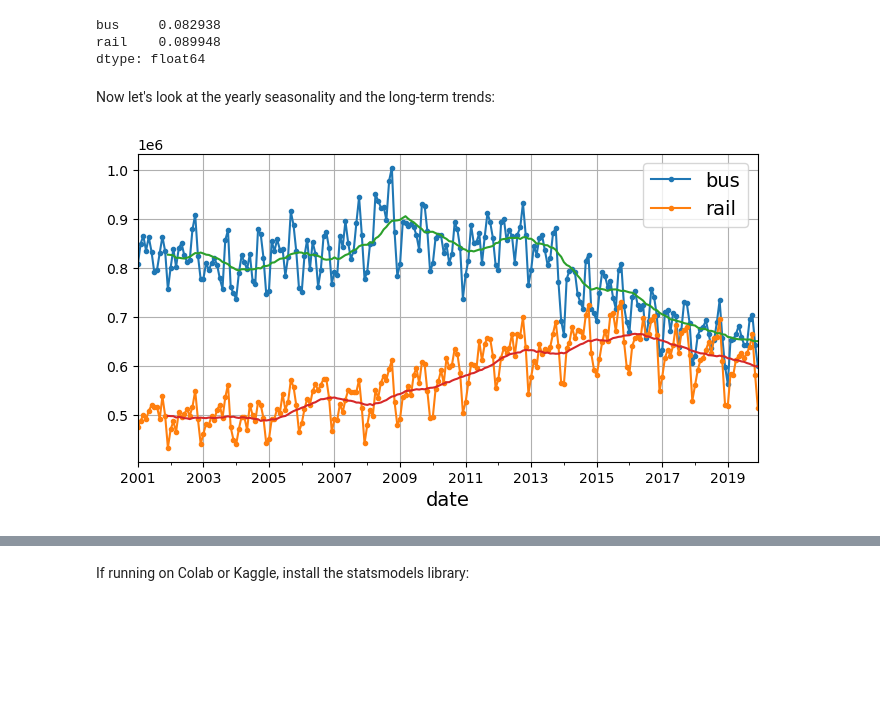
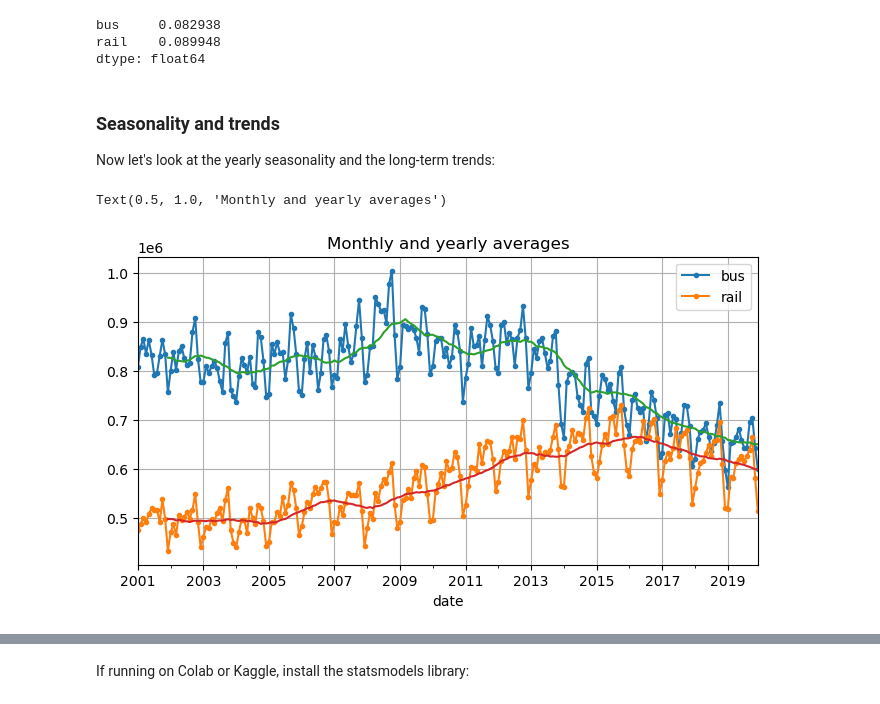
Before and after one commit to rsnemmen/chicago-transit-forecasting, a Jupyter notebook: 1-basics, ARIMA.ipynb, the cells around one changed output, grey strips where cells are left out. Saved outputs shown, nothing was run; the diff lists cells and outputs as text; code cells hidden in the pictures; blank space fills up the shorter version.

```diff
--- a/1-basics, ARIMA.ipynb
+++ b/1-basics, ARIMA.ipynb
@@ -151,18 +148,25 @@ bus     0.082938
 rail    0.089948
 dtype: float64
 # %% [markdown]
+### Seasonality and trends
+
 Now let's look at the yearly seasonality and the long-term trends:
 # %%
 period = slice("2001", "2019")
+
+# resample based on the monthly mean
 # had to include a clause to restrict the operation only to numeric columns
-df_monthly = df.select_dtypes(include='number').resample('ME').mean()  # compute the mean for each month
+df_monthly = df.select_dtypes(include='number').resample('ME').mean()
+
+# resample using yearly means
 rolling_average_12_months = df_monthly[period].rolling(window=12).mean()
-
-fig, ax = plt.subplots(figsize=(8, 4))
-df_monthly[period].plot(ax=ax, marker=".")
-rolling_average_12_months.plot(ax=ax, grid=True, legend=False)
-plt.show()
-# %% [output]
-[figure, removed]
+# %%
+fig, ax = plt.subplots(figsize=(8, 4))
+df_monthly[period].plot(ax=ax, marker=".")
+rolling_average_12_months.plot(ax=ax, grid=True, legend=False)
+plt.title('Monthly and yearly averages')
+# %% [output]
+Text(0.5, 1.0, 'Monthly and yearly averages')
+[figure, added]
 # %%
 df_monthly.diff(12)[period].plot(grid=True, marker=".", figsize=(8, 3))
```
Also changed, not shown: parts of 12 cells of this notebook.
